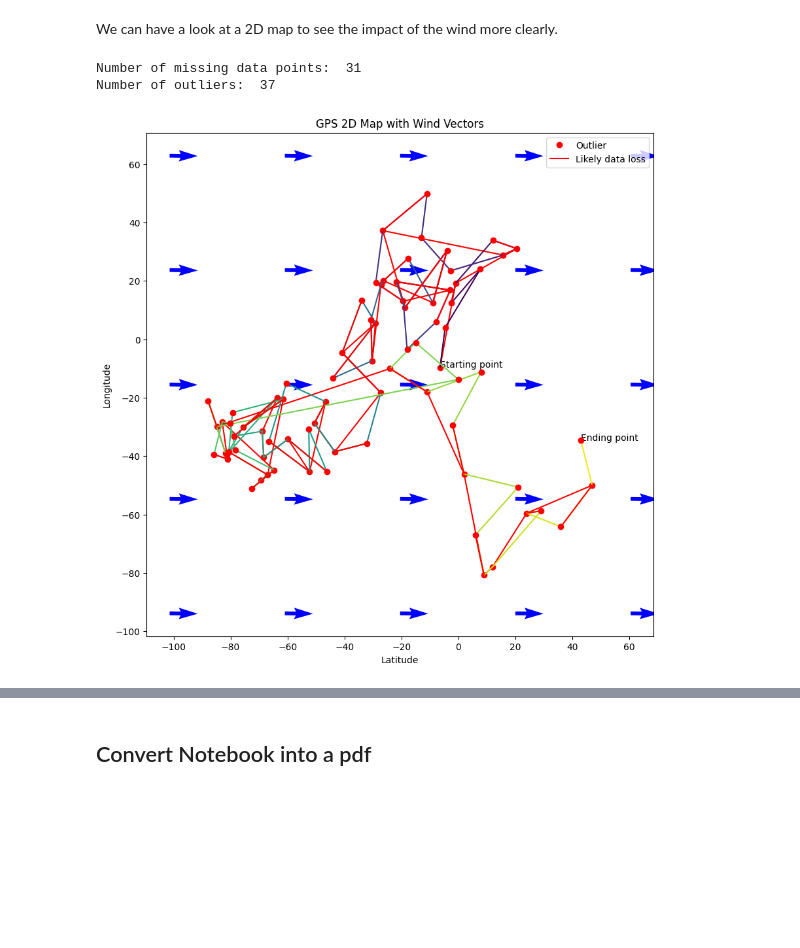
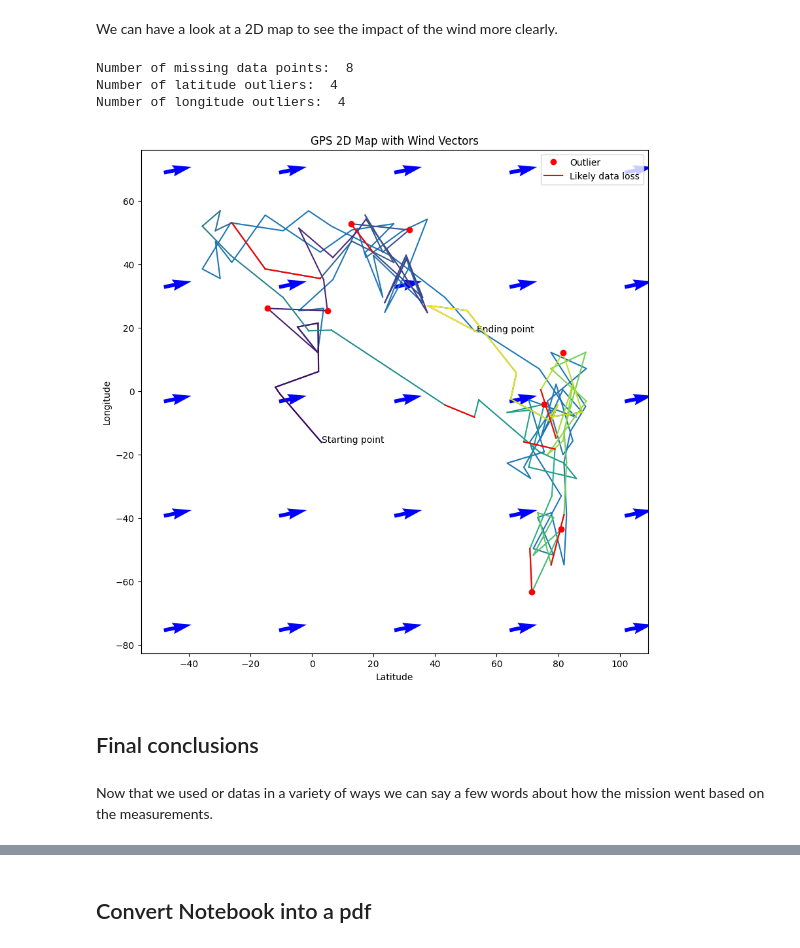
Before and after one commit to KarmaDemon/MGZ-CanSat-Ground-station, a Jupyter notebook: Visualization.ipynb, the cells around one changed output, grey strips where cells are left out. Saved outputs shown, nothing was run; the diff lists cells and outputs as text; code cells hidden in the pictures; blank space fills up the shorter version.

```diff
--- a/Visualization.ipynb
+++ b/Visualization.ipynb
@@ -535,9 +596,9 @@ Note that the official datas are greatly compressed for proper illustration. The
 # %% [markdown]
 We can try to calculate windspeed from our GPS coordinates using the attached timestamps. However, we will use plenty of simplification in order to make our goal more accomplishable.
 # %%
-timestamps = np.array([gps.time for gps in gpses if not gps.is_outlier])
-x = np.array([gps.latitude for gps in gpses if not gps.is_outlier])
-y = np.array([gps.longitude for gps in gpses if not gps.is_outlier])
+timestamps = np.array([gps.time for gps in gpses if not gps.is_latitude_outlier and not gps.is_longitude_outlier])
+x = np.array([gps.latitude for gps in gpses if not gps.is_latitude_outlier and not gps.is_longitude_outlier])
+y = np.array([gps.longitude for gps in gpses if not gps.is_latitude_outlier and not gps.is_longitude_outlier])
 positions = np.column_stack((x, y))
 
 velocities = np.diff(positions, axis=0) / np.diff(timestamps)[:, np.newaxis]
@@ -595,11 +656,13 @@ Now that we refined the datas, let's illustrate the path of our Cansat with the
 if TEST_DATA_MODE:
     average_wind_speed = 10
 try:
-    first_time = True
+    first_time_missing_data = True
     first_time_outlier = True
     if len(gpses) > 0:
         print("Number of missing data points: ", sum(1 for gps in gpses if gps.missing_data))
-        print("Number of outliers: ", sum(1 for gps in gpses if gps.is_outlier))
+        print("Number of latitude outliers: ", sum(1 for gps in gpses if gps.is_latitude_outlier))
+        print("Number of longitude outliers: ", sum(1 for gps in gpses if gps.is_longitude_outlier))
+        print("Number of altitude outliers: ", sum(1 for gps in gpses if gps.is_altitude_outlier))
 
         # Calculate the bounds of the cube
         min_lat, max_lat = min([gps.latitude for gps in gpses]), max([gps.latitude for gps in gpses])
@@ -625,7 +688,7 @@ try:
         ax = plt.axes(projection='3d')
         ax.quiver(lat_grid, lon_grid, alt_grid, wind_vectors[:, :, :, 0], wind_vectors[:, :, :, 1], wind_vectors[:, :, :, 2], color='blue')
         # Plot the GPS data
-        ax.plot3D([gps.latitude for gps in gpses], [gps.longitude for gps in gpses], [gps.altitude for gps in gpses], 'ro-')
+        ax.plot3D([gps.latitude for gps in gpses], [gps.longitude for gps in gpses], [gps.altitude for gps in gpses], '-')
 
         for i in range(len(gpses) - 1):
             ax.plot3D([gpses[i].latitude, gpses[i+1].latitude],
@@ -644,9 +707,9 @@ try:
 
         for i, gps in enumerate(gpses[1:], start=1):
             if gps.missing_data:
-                ax.plot([gpses[i-1].latitude, gps.latitude], [gpses[i-1].longitude, gps.longitude], [gpses[i-1].altitude, gps.altitude], '-', color='red', label='Likely data loss' if first_time else '')
-                first_time = False
-            if gps.is_outlier:
+                ax.plot([gpses[i-1].latitude, gps.latitude], [gpses[i-1].longitude, gps.longitude], [gpses[i-1].altitude, gps.altitude], '-', color='red', label='Likely data loss' if first_time_missing_data else '')
+                first_time_missing_data = False
+            if gps.is_latitude_outlier or gps.is_longitude_outlier or gps.is_altitude_outlier:
                 ax.plot([gps.latitude], [gps.longitude], [gps.altitude], 'o', color='red', label='Outlier' if first_time_outlier else '')
                 first_time_outlier = False
         plt.legend()
@@ -670,46 +735,52 @@ We can have a look at a 2D map to see the impact of the wind more clearly.
 # %%
 #2D map with wind vectors outliers and missing data
 try:
-    first_time = True
+    first_time_missing_data = True
     first_time_outlier = True
     if len(gpses) > 0:
         print("Number of missing data points: ", sum(1 for gps in gpses if gps.missing_data))
-        print("Number of outliers: ", sum(1 for gps in gpses if gps.is_outlier))
+        print("Number of latitude outliers: ", sum(1 for gps in gpses if gps.is_latitude_outlier))
+        print("Number of longitude outliers: ", sum(1 for gps in gpses if gps.is_longitude_outlier))
         fig = plt.figure(figsize=(10, 10))
         ax = fig.add_subplot(111)
         ax.quiver(lat_grid[:, :, 0], lon_grid[:, :, 0], wind_vectors[:, :, 0, 0], wind_vectors[:, :, 0, 1], color='blue')
         # Plot the GPS data
-        ax.plot([gps.latitude for gps in gpses if not gps.is_outlier], [gps.longitude for gps in gpses if not gps.is_outlier], 'ro-')
+        ax.plot([gps.latitude for gps in gpses if not gps.is_latitude_outlier], [gps.longitude for gps in gpses if not gps.is_longitude_outlier], '-')
         for i in range(len(gpses) - 1):
             ax.plot([gpses[i].latitude, gpses[i+1].latitude], [gpses[i].longitude, gpses[i+1].longitude], '-', color=colors[i])
         ax.text(gpses[0].latitude, gpses[0].longitude, 'Starting point', size=10, zorder=1, color='k')
         ax.text(gpses[-1].latitude, gpses[-1].longitude, 'Ending point', size=10, zorder=1, color='k')
         ax.set_xlabel('Latitude')
         ax.set_ylabel('Longitude')
         ax.set_title('GPS 2D Map with Wind Vectors')
         for i, gps in enumerate(gpses[1:], start=1):
             if gps.missing_data:
-                ax.plot([gpses[i-1].latitude, gps.latitude], [gpses[i-1].longitude, gps.longitude], '-', color='red', label='Likely data loss' if first_time else '')
-                first_time = False
-            if gps.is_outlier:
+                ax.plot([gpses[i-1].latitude, gps.latitude], [gpses[i-1].longitude, gps.longitude], '-', color='red', label='Likely data loss' if first_time_missing_data else '')
+                first_time_missing_data = False
+            if gps.is_latitude_outlier or gps.is_longitude_outlier:
                 ax.plot([gps.latitude], [gps.longitude], 'o', color='red', label='Outlier' if first_time_outlier else '')
                 first_time_outlier = False
         plt.legend()
         try:
             if os.path.exists('graphs/pngs/GPS_2D_refined.png'):
                 os.remove('graphs/pngs/GPS_2D_refined.png')
             plt.savefig('graphs/pngs/GPS_2D_refined.png', format='png')
             with open('graphs/pkls/GPS_2D_refined.pkl', 'wb') as file:
                 pickle.dump(fig, file)
         except Exception as e:
             logger.error(f"Error saving the GPS data: {e}", exc_info=True)
         plt.show()
 except Exception as e:
     logger.error(f"Error visualizing data: {e}", exc_info=True)
 
 # Remove unnescessary variables
 del lat_grid, lon_grid, alt_grid, wind_vectors, min_lat, max_lat, min_lon, max_lon, min_alt, max_alt
 # %% [output]
-Number of missing data points:  31
-Number of outliers:  37
+Number of missing data points:  8
+Number of latitude outliers:  4
+Number of longitude outliers:  4
-[figure, old version]
+[figure, new version]
+# %% [markdown]
+## Final conclusions
+# %% [markdown]
+Now that we used or datas in a variety of ways we can say a few words about how the mission went based on the measurements.
```
Also changed, not shown: parts of 11 cells of this notebook, 27 other files.
